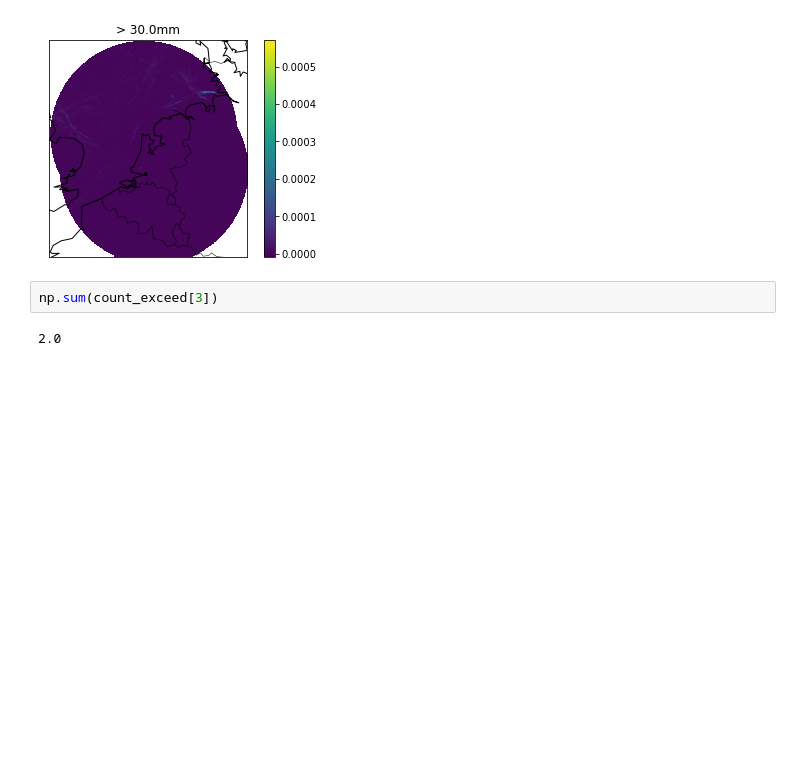
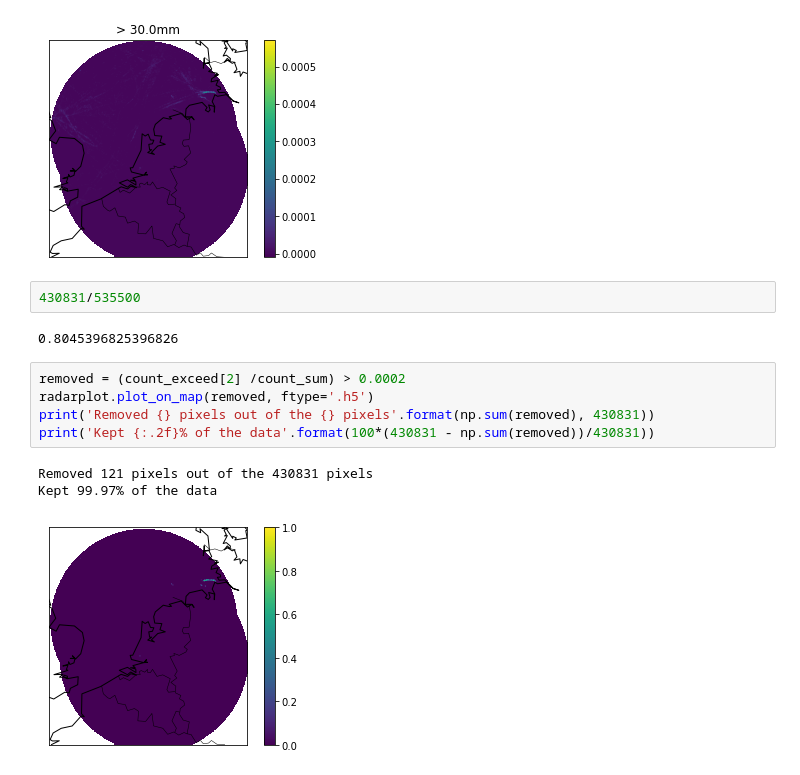
Before and after one commit to KoertS/precipitation-nowcasting-using-GANs, a Jupyter notebook: precipitation_forecasting/freq_exceedence_threshold.ipynb, the cells around one changed output. Saved outputs shown, nothing was run; the diff lists cells and outputs as text; blank space fills up the shorter version.

```diff
--- a/precipitation_forecasting/freq_exceedence_threshold.ipynb
+++ b/precipitation_forecasting/freq_exceedence_threshold.ipynb
@@ -290,7 +292,16 @@ plt.savefig('figures/rainydays_freq_30mm')
 plt.show()
 # %% [output]
 [figure]
-# %%
-np.sum(count_exceed[3])
-# %% [output]
-2.0
+# %%
+430831/535500
+# %% [output]
+0.8045396825396826
+# %%
+removed = (count_exceed[2] /count_sum) > 0.0002
+radarplot.plot_on_map(removed, ftype='.h5')
+print('Removed {} pixels out of the {} pixels'.format(np.sum(removed), 430831))
+print('Kept {:.2f}% of the data'.format(100*(430831 - np.sum(removed))/430831))
+# %% [output]
+Removed 121 pixels out of the 430831 pixels
+Kept 99.97% of the data
+[figure, added]
```
Also changed, not shown: parts of 5 cells of this notebook, 1 other file.
